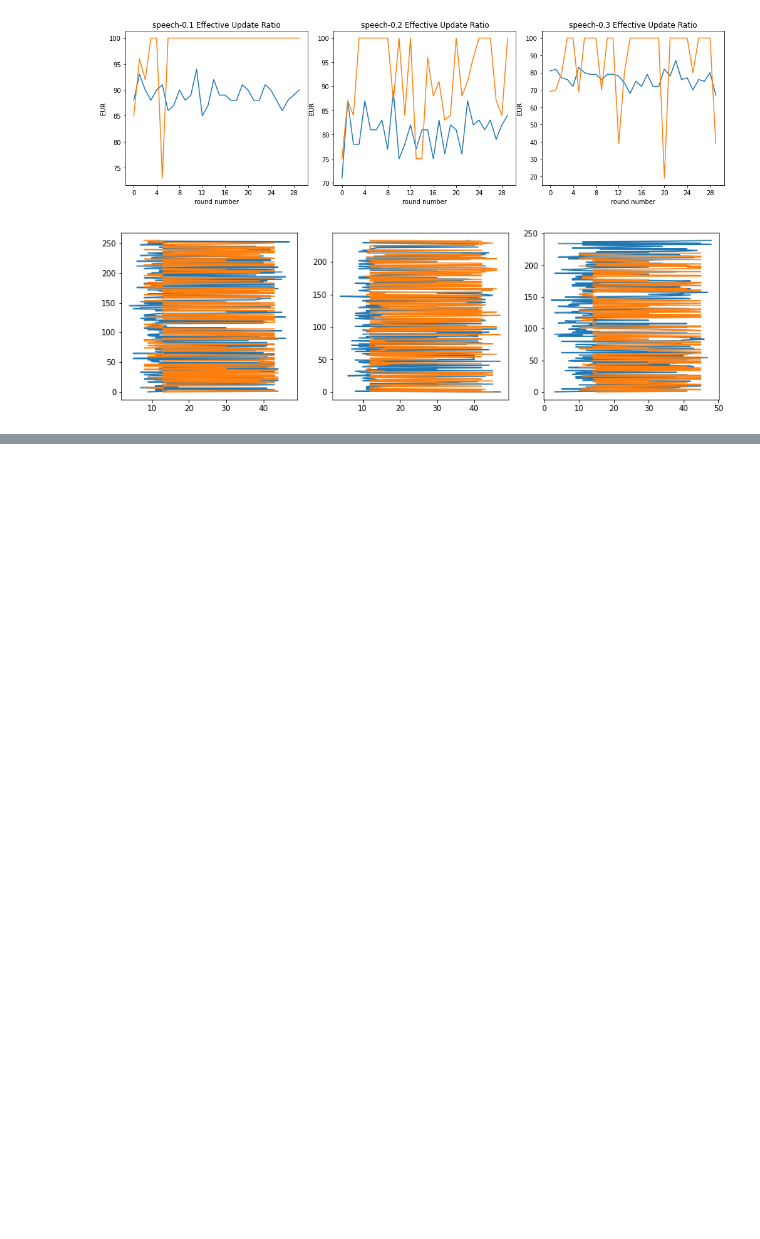
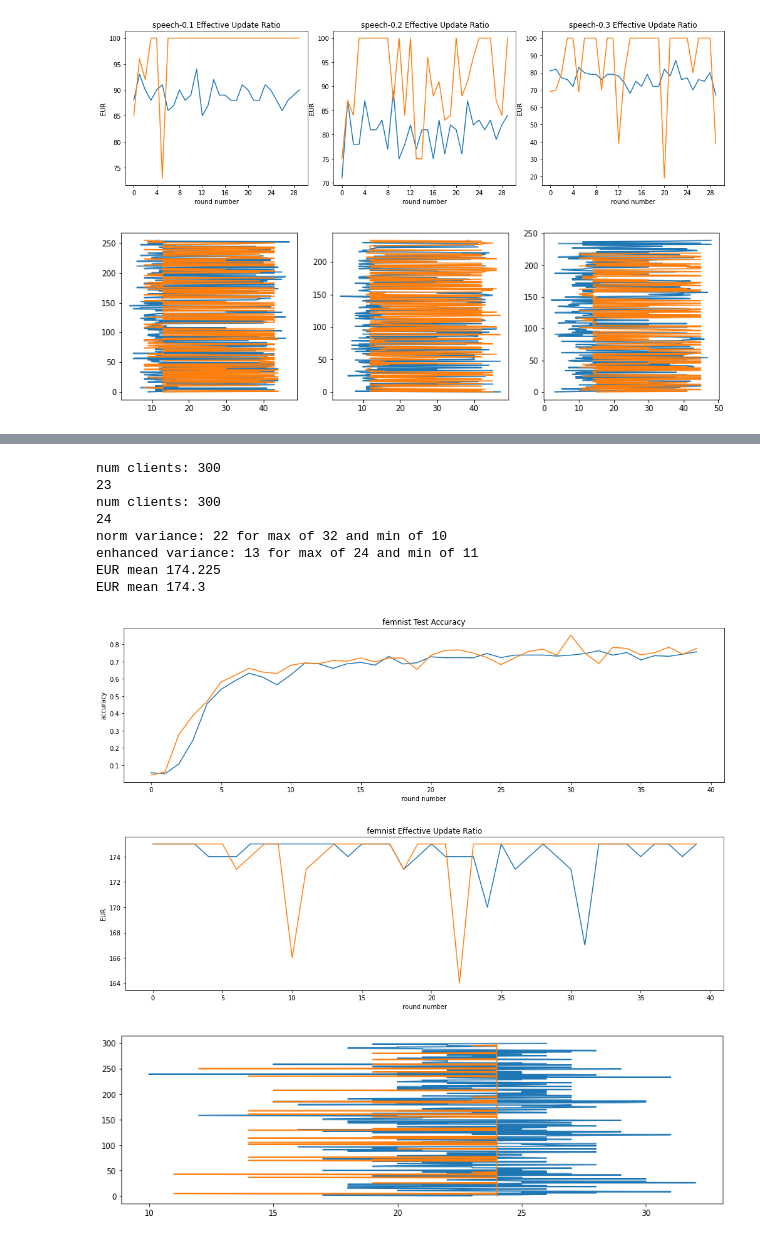
Before and after one commit to Serverless-Federated-Learning/FedLesScan, a Jupyter notebook: experiment/plots/eur.ipynb, the cells around one changed output, grey strips where cells are left out. Drawn from its saved outputs; the diff is of its cells as text; code cells hidden in the pictures; blank space fills up the shorter version.

```diff
--- a/experiment/plots/eur.ipynb
+++ b/experiment/plots/eur.ipynb
@@ -314,0 +315,22 @@ EUR mean 99.6625
+# %%
+#feminist controlled expo
+base_path = "../../out/real_world/linear"
+dataset_titles = ["femnist"]
+
+path_normals = [f'{base_path}/femnist-0']
+path_enhanced = [f'{base_path}/femnist-enhanced-0']
+
+
+plot_dataset_compare_3(path_normals,path_enhanced,dataset_titles)
+# %% [output]
+num clients: 300
+23
+num clients: 300
+24
+norm variance: 22 for max of 32 and min of 10
+enhanced variance: 13 for max of 24 and min of 11
+EUR mean 174.225
+EUR mean 174.3
+[figure, added]
+[figure, added]
+[figure, added]
```
Also changed, not shown: parts of 2 cells of this notebook, 8 other files.
